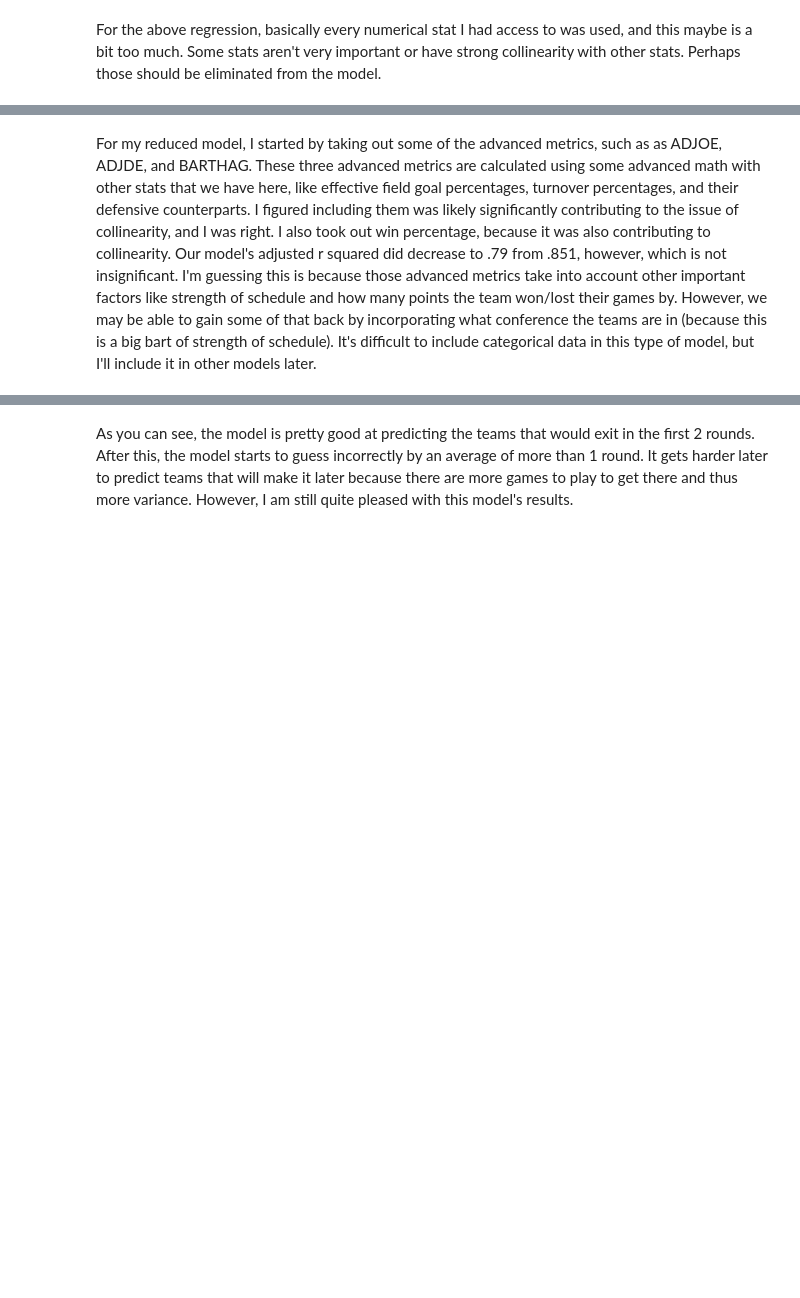
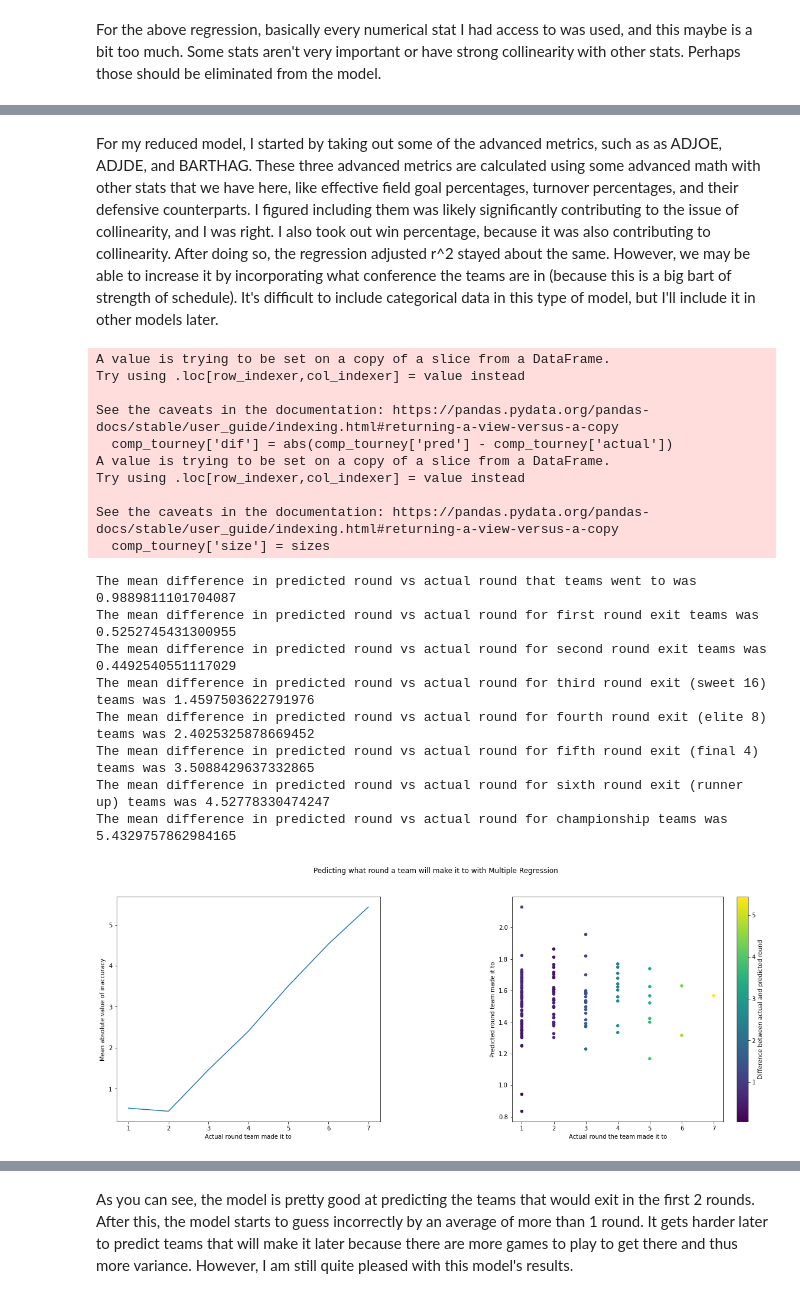
Before and after one commit to ajbenz18/march-madness-model, a Jupyter notebook: analysis.ipynb, the cells around one changed output, grey strips where cells are left out. Saved outputs shown, nothing was run; the diff lists cells and outputs as text; code cells hidden in the pictures; blank space fills up the shorter version.

```diff
--- a/analysis.ipynb
+++ b/analysis.ipynb
@@ -97,9 +108,16 @@ tourney_teams = all_data[all_data['POSTSEASON'] > 0]
 # %% [markdown]
 ## Creating a multiple regression linear model
 # %%
-model = sm.OLS(tourney_teams['POSTSEASON'], tourney_teams[['ADJOE', 'ADJDE', 'BARTHAG', 'EFG_O', 'EFG_D', 'SEED', 'TOR', 'TORD',
-                                         'ORB', 'DRB', 'FTR', 'FTRD', '2P_O', '2P_D', '3P_O', '3P_D', 'ADJ_T',
-                                         'WAB', 'WPCT']])
+feature_vectors = all_data.drop(['TEAM', 'CONF', 'G', 'W', 'POSTSEASON', 'YEAR'], axis=1)
+class_labels = all_data['POSTSEASON']
+train_vectors, test_vectors, train_labels, test_labels = train_test_split(feature_vectors, class_labels, random_state=8)
+
+# model = sm.OLS(tourney_teams['POSTSEASON'], tourney_teams[['ADJOE', 'ADJDE', 'EFG_O', 'EFG_D', 'SEED', 'TOR', 'TORD',
+#                                          'ORB', 'DRB', 'FTR', 'FTRD', '2P_O', '2P_D', '3P_O', '3P_D', 'ADJ_T',
+#                                          'WAB', 'WPCT']])
+
+
+model = sm.OLS(train_labels, train_vectors)
 results = model.fit()
 print(results.summary())
 # %% [output]
@@ -123,9 +141,12 @@ strong multicollinearity or other numerical problems.
 # %% [markdown]
 For the above regression, basically every numerical stat I had access to was used, and this maybe is a bit too much. Some stats aren't very important or have strong collinearity with other stats. Perhaps those should be eliminated from the model.
 # %%
-reduced_model = sm.OLS(tourney_teams['POSTSEASON'], tourney_teams[['EFG_O', 'EFG_D', 'SEED', 'TOR', 'TORD',
-                                         'ORB', 'DRB', 'FTR', 'FTRD', '2P_O', '2P_D', '3P_O', '3P_D', 'ADJ_T',
-                                         'WAB']])
+
+feature_vectors = all_data.drop(['TEAM', 'CONF', 'G', 'W', 'POSTSEASON', 'YEAR', 'ADJOE', 'ADJDE'], axis=1)
+class_labels = all_data['POSTSEASON']
+train_vectors, test_vectors, train_labels, test_labels = train_test_split(feature_vectors, class_labels, random_state=8)
+
+reduced_model = sm.OLS(train_labels, train_vectors)
 reduced_results = reduced_model.fit()
 print(reduced_results.summary())
 # %% [output]
@@ -149,2 +170,2 @@ Notes:
 # %% [markdown]
-For my reduced model, I started by taking out some of the advanced metrics, such as as ADJOE, ADJDE, and BARTHAG. These three advanced metrics are calculated using some advanced math with other stats that we have here, like effective field goal percentages, turnover percentages, and their defensive counterparts. I figured including them was likely significantly contributing to the issue of collinearity, and I was right. I also took out win percentage, because it was also contributing to collinearity. Our model's adjusted r squared did decrease to .79 from .851, however, which is not insignificant. I'm guessing this is because those advanced metrics take into account other important factors like strength of schedule and how many points the team won/lost their games by. However, we may be able to gain some of that back by incorporating what conference the teams are in (because this is a big bart of strength of schedule). It's difficult to include categorical data in this type of model, but I'll include it in other models later.
+For my reduced model, I started by taking out some of the advanced metrics, such as as ADJOE, ADJDE, and BARTHAG. These three advanced metrics are calculated using some advanced math with other stats that we have here, like effective field goal percentages, turnover percentages, and their defensive counterparts. I figured including them was likely significantly contributing to the issue of collinearity, and I was right. I also took out win percentage, because it was also contributing to collinearity. After doing so, the regression adjusted r^2 stayed about the same. However, we may be able to increase it by incorporating what conference the teams are in (because this is a big bart of strength of schedule). It's difficult to include categorical data in this type of model, but I'll include it in other models later.
@@ -151 +252,24 @@ For my reduced model, I started by taking out some of the advanced metrics, such
+# %%
+results = reduced_results.predict(test_vectors)
+analyze_results(results, test_labels, "Multiple Regression")
+# %% [output]
+A value is trying to be set on a copy of a slice from a DataFrame.
+Try using .loc[row_indexer,col_indexer] = value instead
+
+See the caveats in the documentation: https://pandas.pydata.org/pandas-docs/stable/user_guide/indexing.html#returning-a-view-versus-a-copy
+  comp_tourney['dif'] = abs(comp_tourney['pred'] - comp_tourney['actual'])
+A value is trying to be set on a copy of a slice from a DataFrame.
+Try using .loc[row_indexer,col_indexer] = value instead
+
+See the caveats in the documentation: https://pandas.pydata.org/pandas-docs/stable/user_guide/indexing.html#returning-a-view-versus-a-copy
+  comp_tourney['size'] = sizes
+The mean difference in predicted round vs actual round that teams went to was  0.9889811101704087
+The mean difference in predicted round vs actual round for first round exit teams was 0.5252745431300955
+The mean difference in predicted round vs actual round for second round exit teams was 0.4492540551117029
+The mean difference in predicted round vs actual round for third round exit (sweet 16) teams was 1.4597503622791976
+The mean difference in predicted round vs actual round for fourth round exit (elite 8) teams was 2.4025325878669452
+The mean difference in predicted round vs actual round for fifth round exit (final 4) teams was 3.5088429637332865
+The mean difference in predicted round vs actual round for sixth round exit (runner up) teams was 4.52778330474247
+The mean difference in predicted round vs actual round for championship teams was 5.4329757862984165
+[figure, added]
 # %% [markdown]
```
Also changed, not shown: parts of 23 cells of this notebook.
